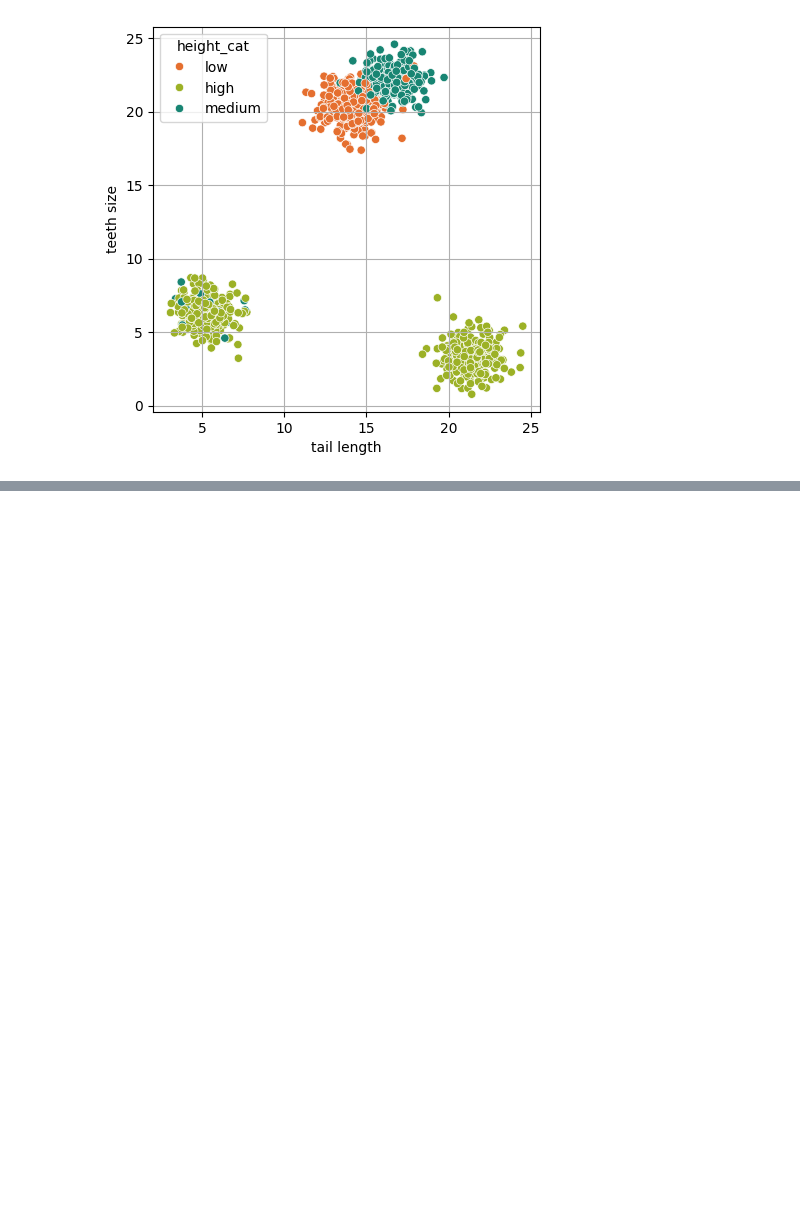
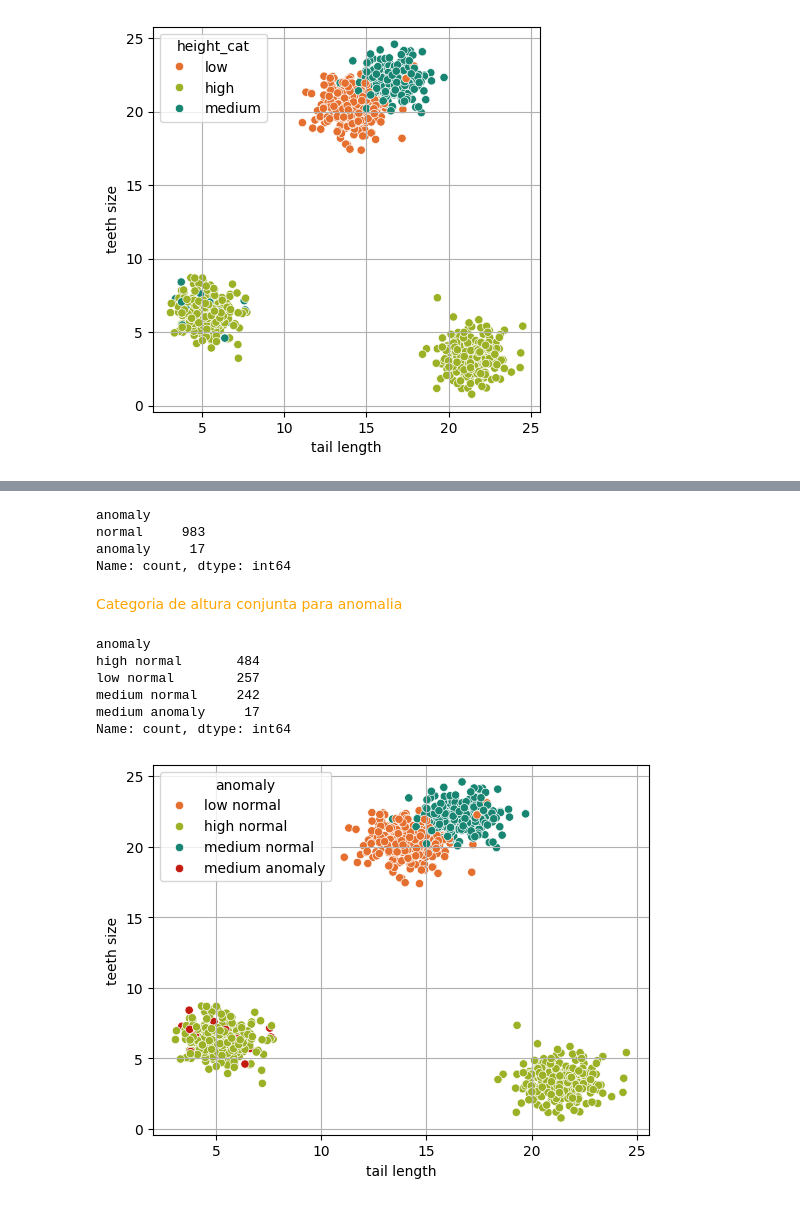
Before and after one commit to EddyGiusepe/Exploring_the_World_of_Programming_with_Python, a Jupyter notebook: 5_Pandas_with_Functions_and_More/1_Applying_Functions_with_Pandas.ipynb, the cells around one changed output, grey strips where cells are left out. Cells and saved outputs as stored; diff of their text form; code cells hidden in the pictures; blank space fills up the shorter version.

```diff
--- a/5_Pandas_with_Functions_and_More/1_Applying_Functions_with_Pandas.ipynb
+++ b/5_Pandas_with_Functions_and_More/1_Applying_Functions_with_Pandas.ipynb
@@ -95,0 +98,52 @@ plt.show()
+# %%
+# Criamos uma função:
+
+def label_anomalies(x):
+  # print(x)
+  if x.iloc[0] == 'medium':
+    if x.iloc[1] < 10:
+      value = 'anomaly'
+    else:
+      value = 'normal'
+  else:
+    value = 'normal'
+  return value
+# %%
+df['anomaly'] = df[['height_cat', 'teeth size']].apply(label_anomalies, axis=1)
+
+df['anomaly'].value_counts()
+# %% [output]
+anomaly
+normal     983
+anomaly     17
+Name: count, dtype: int64
+# %% [markdown]
+<font color="orange">Categoria de altura conjunta para anomalia</font>
+# %%
+def join_string2(s):
+  """ Ligeira mudança no item acima """
+  joined_string = s.iloc[0] + " " + s.iloc[1]
+
+  return joined_string
+# %%
+df['anomaly'] = df[['height_cat', 'anomaly']].apply(join_string2, axis=1)
+
+df['anomaly'].value_counts()
+# %% [output]
+anomaly
+high normal       484
+low normal        257
+medium normal     242
+medium anomaly     17
+Name: count, dtype: int64
+# %%
+sns.scatterplot(data=df,
+                x='tail length',
+                y='teeth size',
+                hue='anomaly',
+                palette=['#E56F2F', '#9CB126', '#188573', '#C31B0F']
+               )
+plt.grid(True)
+plt.show()
+# %% [output]
+[figure, added]
```
Also changed, not shown: parts of 2 cells of this notebook.
